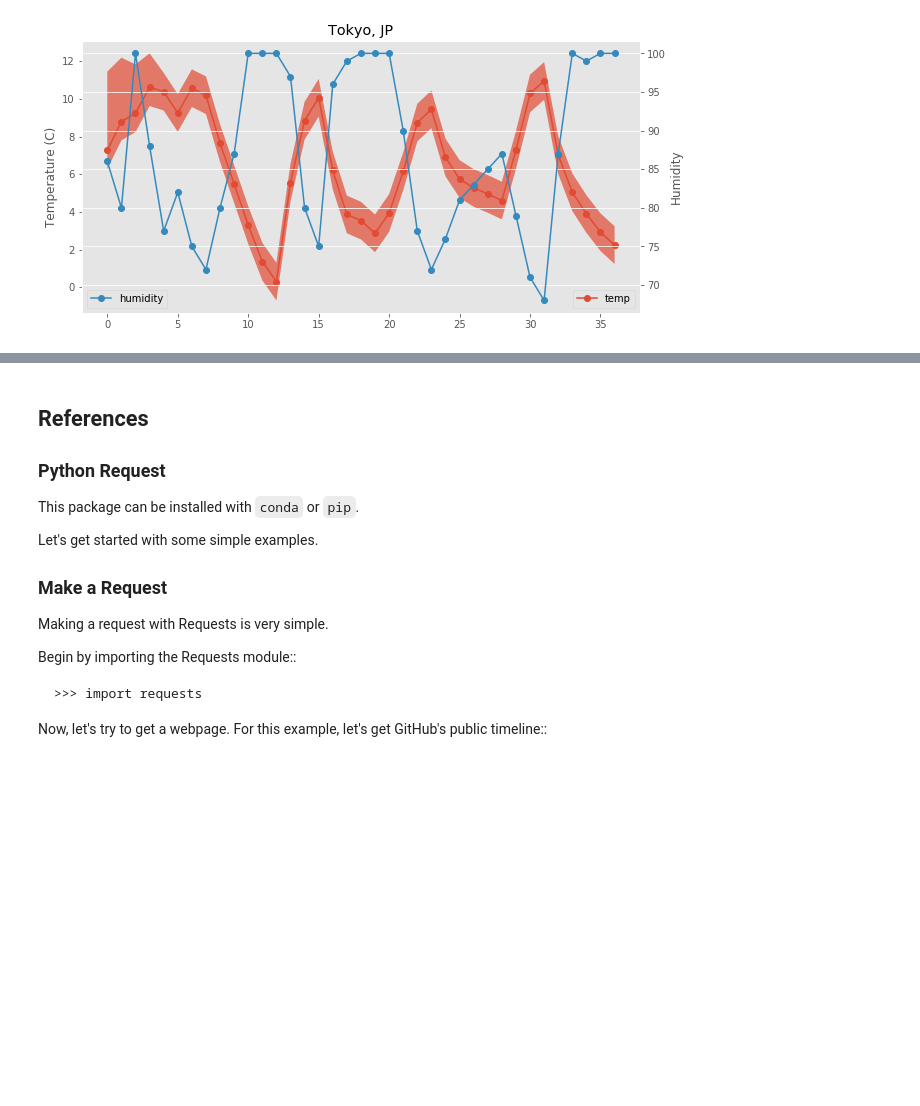
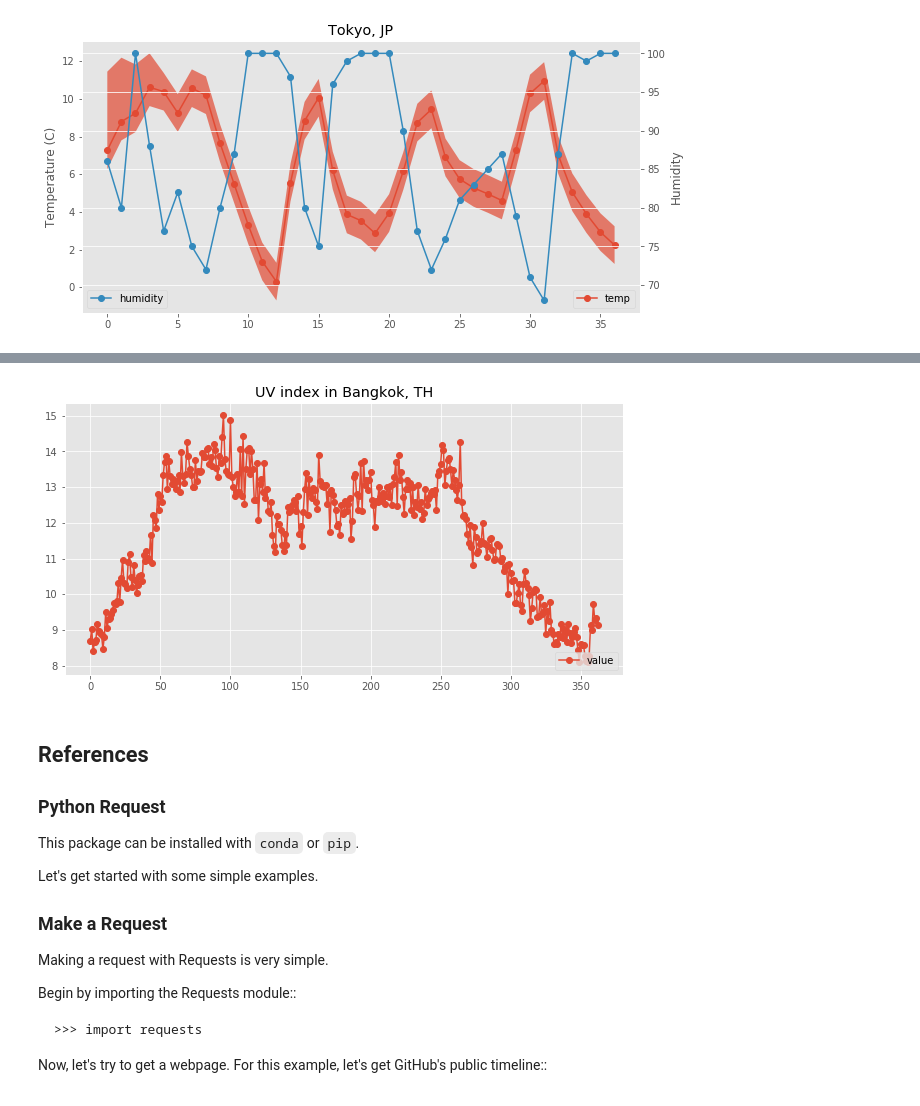
Before and after one commit to jarhan/data-mining, a Jupyter notebook: lect03/03-collecting-data.ipynb, the cells around one changed output, grey strips where cells are left out. Cells and saved outputs as stored; diff of their text form; code cells hidden in the pictures; blank space fills up the shorter version.

```diff
--- a/lect03/03-collecting-data.ipynb
+++ b/lect03/03-collecting-data.ipynb
@@ -1173,0 +1208,4 @@ plot_temp(tk_df, 'Tokyo', 'JP')
+# %%
+uv_df = pd.DataFrame(uv_data)
+print(uv_df.count())
+uv_df.head()
@@ -1173,0 +1225,13 @@ plot_temp(tk_df, 'Tokyo', 'JP')
+# %%
+def convert_time(ttype, date_iso):
+    date = dict()
+    date_only = date_iso.split('T')[0]
+    splited_dd = date_only.split('-')
+
+    date['year'] = int(splited_dd[0])
+    date['month'] = int(splited_dd[1])
+    date['day'] = int(splited_dd[2])
+    return date[ttype]
+
+iso = '2018-12-31T12:00:00Z'
+convert_time('day', iso)
@@ -1173,0 +1240,5 @@ plot_temp(tk_df, 'Tokyo', 'JP')
+# %%
+uv_df['day'] = uv_df['date_iso'].apply(lambda x: convert_time('day', x))
+uv_df['month'] = uv_df['date_iso'].apply(lambda x: convert_time('month', x))
+uv_df['year'] = uv_df['date_iso'].apply(lambda x: convert_time('year', x))
+uv_df.head()
@@ -1174,3 +1289,19 @@ plot_temp(tk_df, 'Tokyo', 'JP')
+# %%
+ax = uv_df['value'].plot(figsize=(10,5),style='o-')
+
+# # Since the fructuation is too small to notice, I purposedly add +1/-1 to the max/max to demo the fill graph
+# ax.fill_between(df.index, df['min_temp']-1,df['max_temp']+1,alpha=0.7)
+# ax.set_ylabel('Temperature (C)')
+
+# ax2 = df['humidity'].plot(style='o-',secondary_y=True)
+# ax2.set_ylabel('Humidity')
+
+ax.legend(loc=3)
+ax.set_title('UV index in Bangkok, TH')
+
+ax.get_figure().savefig('bangkok_uv.png')
+# %% [output]
+[figure, added]
 # %% [markdown]
 ## References
 
```
Also changed, not shown: parts of 9 cells of this notebook, 1 other file.
